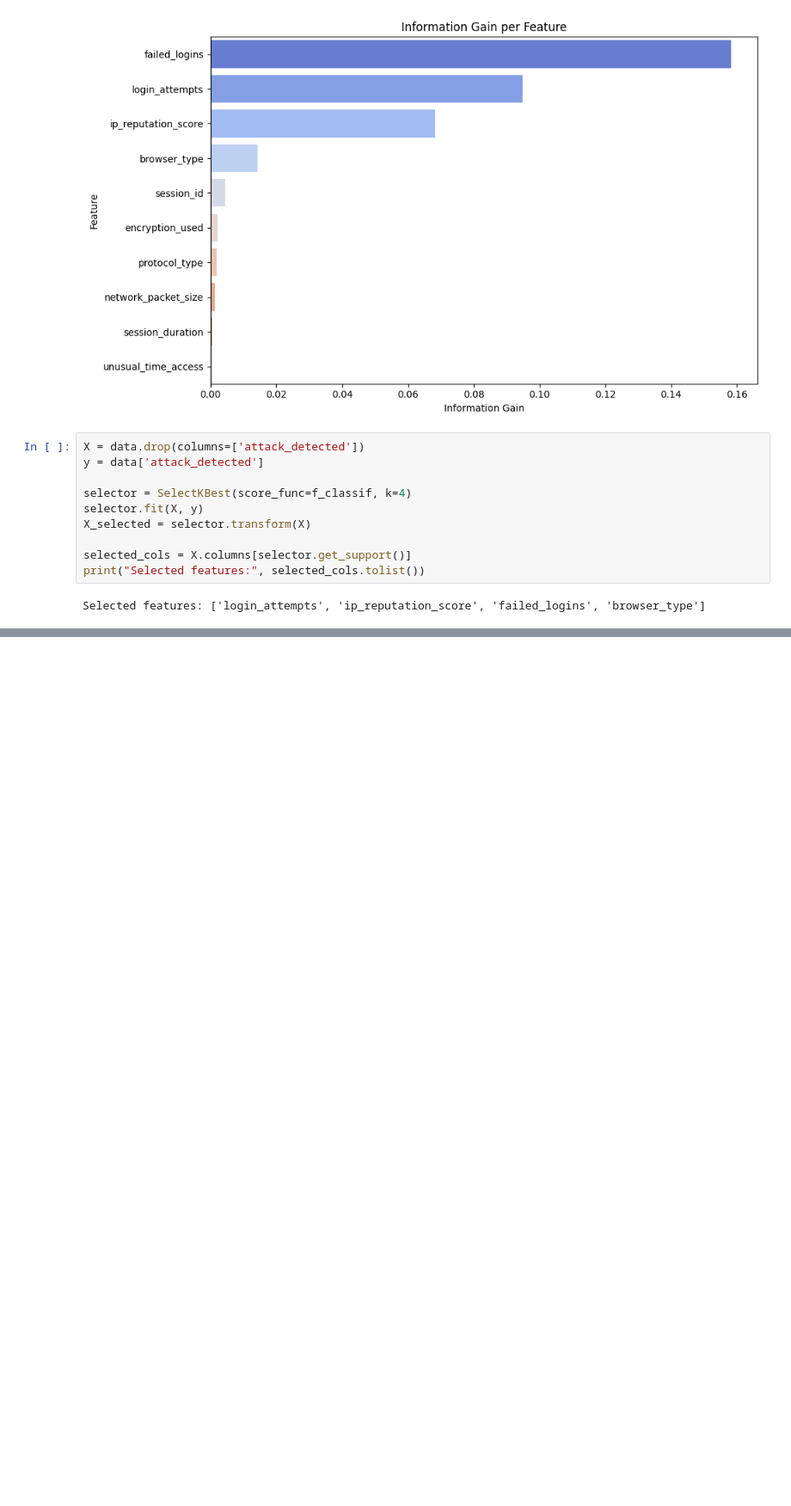
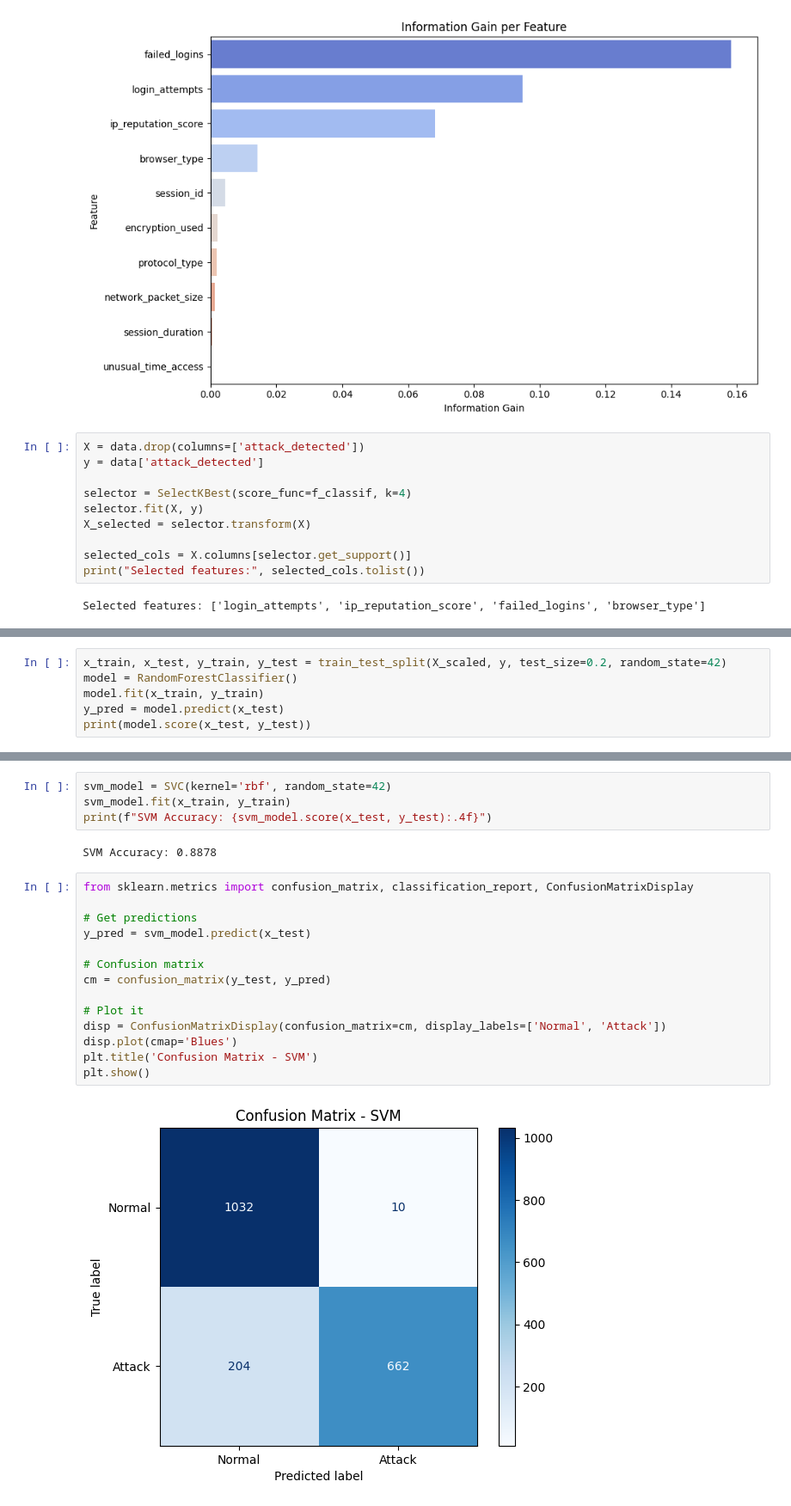
Before and after one commit to LojainAhmad25/cybersecurity-intrusion-detection, a Jupyter notebook: Cybersecurity_Intrusion_Detection.ipynb, the cells around one changed output, grey strips where cells are left out. Shown at 86% size. Drawn from its saved outputs; the diff is of its cells as text; blank space fills up the shorter version.

```diff
--- a/Cybersecurity_Intrusion_Detection.ipynb
+++ b/Cybersecurity_Intrusion_Detection.ipynb
@@ -270 +289,7 @@ Scaling done ✓
 (9537, 4)
+# %%
+x_train, x_test, y_train, y_test = train_test_split(X_scaled, y, test_size=0.2, random_state=42)
+model = RandomForestClassifier()
+model.fit(x_train, y_train)
+y_pred = model.predict(x_test)
+print(model.score(x_test, y_test))
@@ -270,0 +306,22 @@ Scaling done ✓
+# %%
+svm_model = SVC(kernel='rbf', random_state=42)
+svm_model.fit(x_train, y_train)
+print(f"SVM Accuracy: {svm_model.score(x_test, y_test):.4f}")
+# %% [output]
+SVM Accuracy: 0.8878
+# %%
+from sklearn.metrics import confusion_matrix, classification_report, ConfusionMatrixDisplay
+
+# Get predictions
+y_pred = svm_model.predict(x_test)
+
+# Confusion matrix
+cm = confusion_matrix(y_test, y_pred)
+
+# Plot it
+disp = ConfusionMatrixDisplay(confusion_matrix=cm, display_labels=['Normal', 'Attack'])
+disp.plot(cmap='Blues')
+plt.title('Confusion Matrix - SVM')
+plt.show()
+# %% [output]
+[figure, added]
```
Also changed, not shown: parts of 12 cells of this notebook.
